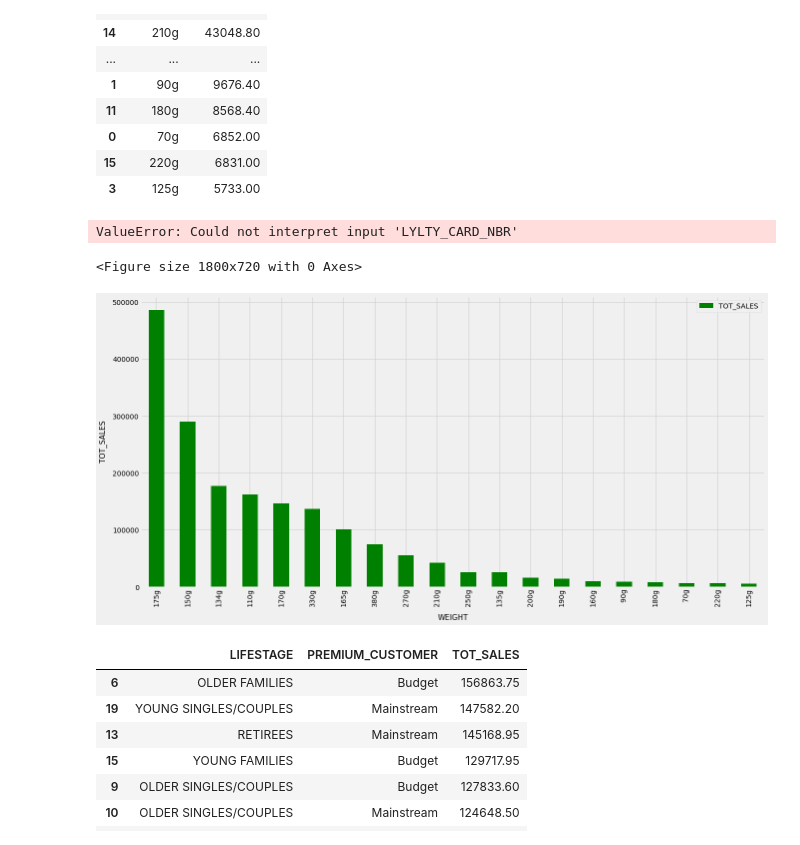
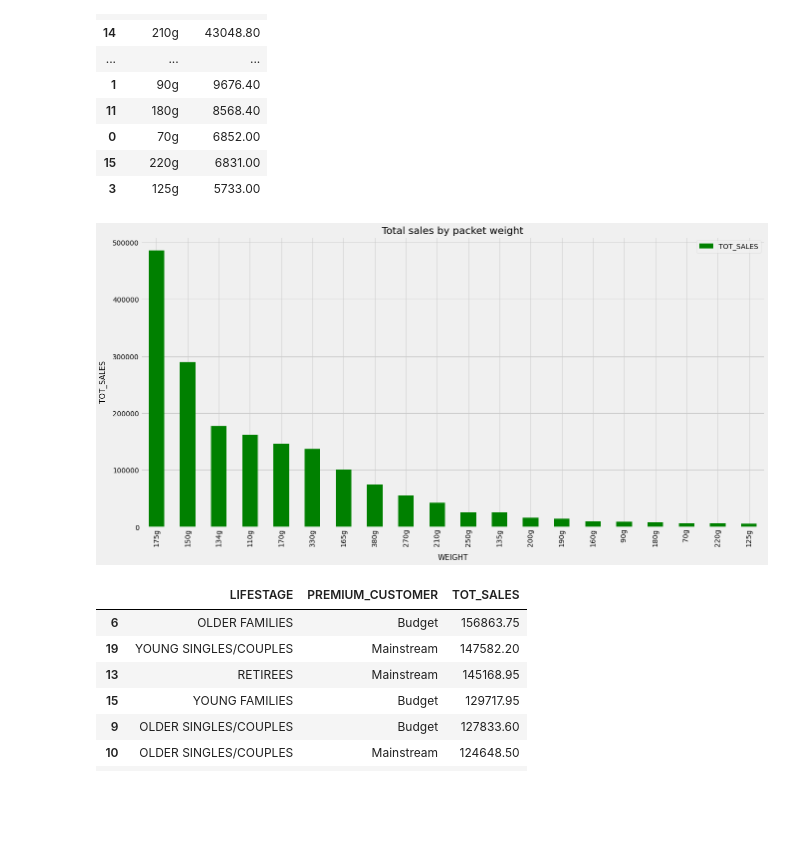
Before and after one commit to coja56/Customer_buying_Patterns, a Jupyter notebook: customer_segmentation.ipynb, the cells around one changed output. Saved outputs shown, nothing was run; the diff lists cells and outputs as text; code cells hidden in the pictures; blank space fills up the shorter version.

```diff
--- a/customer_segmentation.ipynb
+++ b/customer_segmentation.ipynb
@@ -440,20 +436,12 @@ total_cust = total_cust.sort_values('TOT_SALES', ascending=False)
-# %%
-plt.figure(figsize=(25,10))
-sns.barplot(x='LYLTY_CARD_NBR',y='TOT_SALES',hue='PROD_QTY',data = totalsales_cust)
-plt.title("Sales Distribution across lifestages clustered by membership type")
-plt.show()
-# %% [output]
-ValueError: Could not interpret input 'LYLTY_CARD_NBR'
-<Figure size 1800x720 with 0 Axes>
 # %%
 #relationship between purchases and weight
 df_weightsales.plot.bar(x ="WEIGHT",y= "TOT_SALES", color = 'Green',figsize=(20,10))
+plt.title("Total sales by packet weight")
 plt.xlabel("WEIGHT",fontsize=15,labelpad = 15)
 plt.ylabel("TOT_SALES", fontsize =15,labelpad=10)
-plt.rcParams['figure.figsize'] = (10,6)
 plt.show()
 # %% [output]
-[figure, old version]
+[figure, new version]
 # %%
 #expenditure by lifestage
 totalsales_cust= df_custrans.groupby(['LIFESTAGE','PREMIUM_CUSTOMER'])[['TOT_SALES']].sum().reset_index()
```
Also changed, not shown: parts of 2 cells of this notebook, 1 other file.
